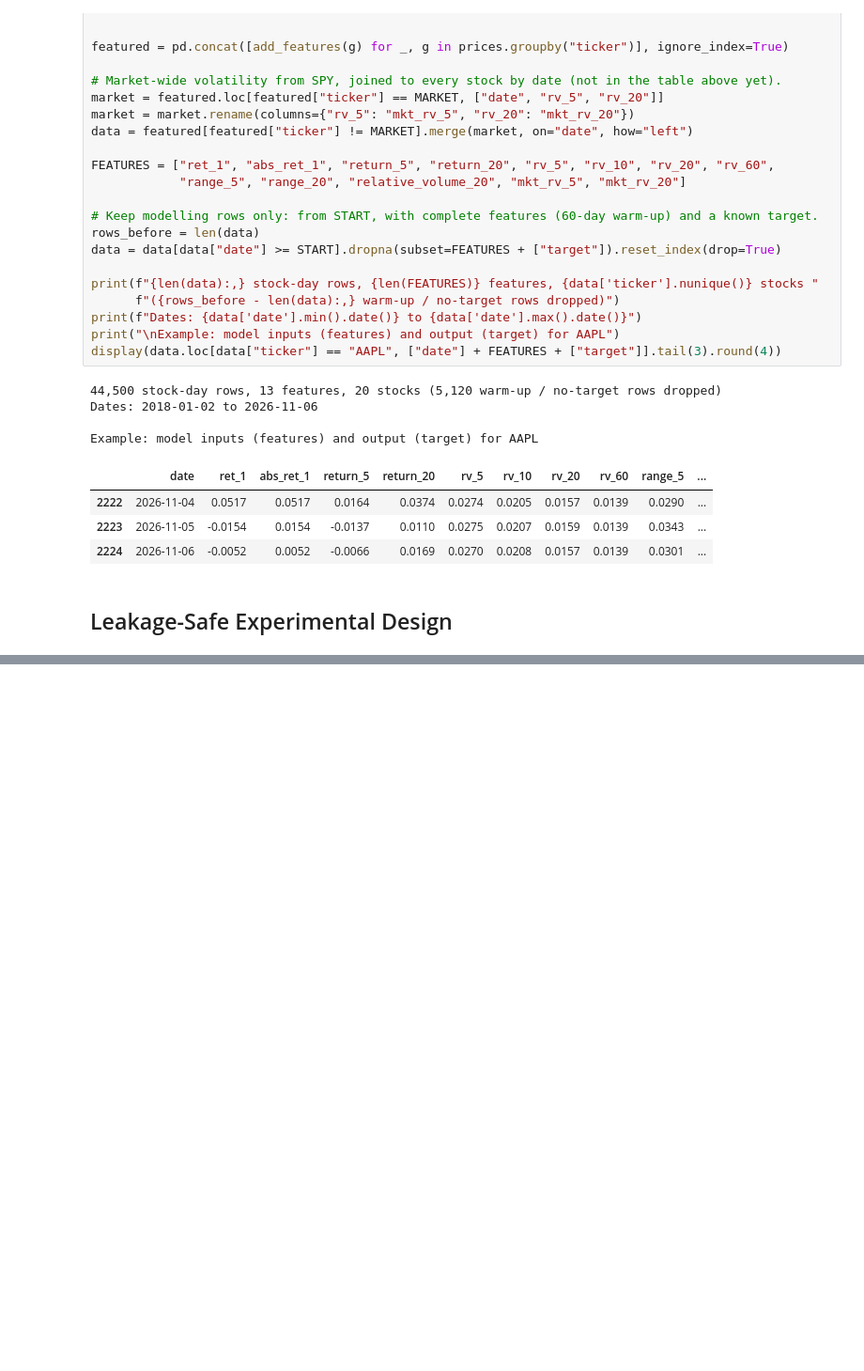
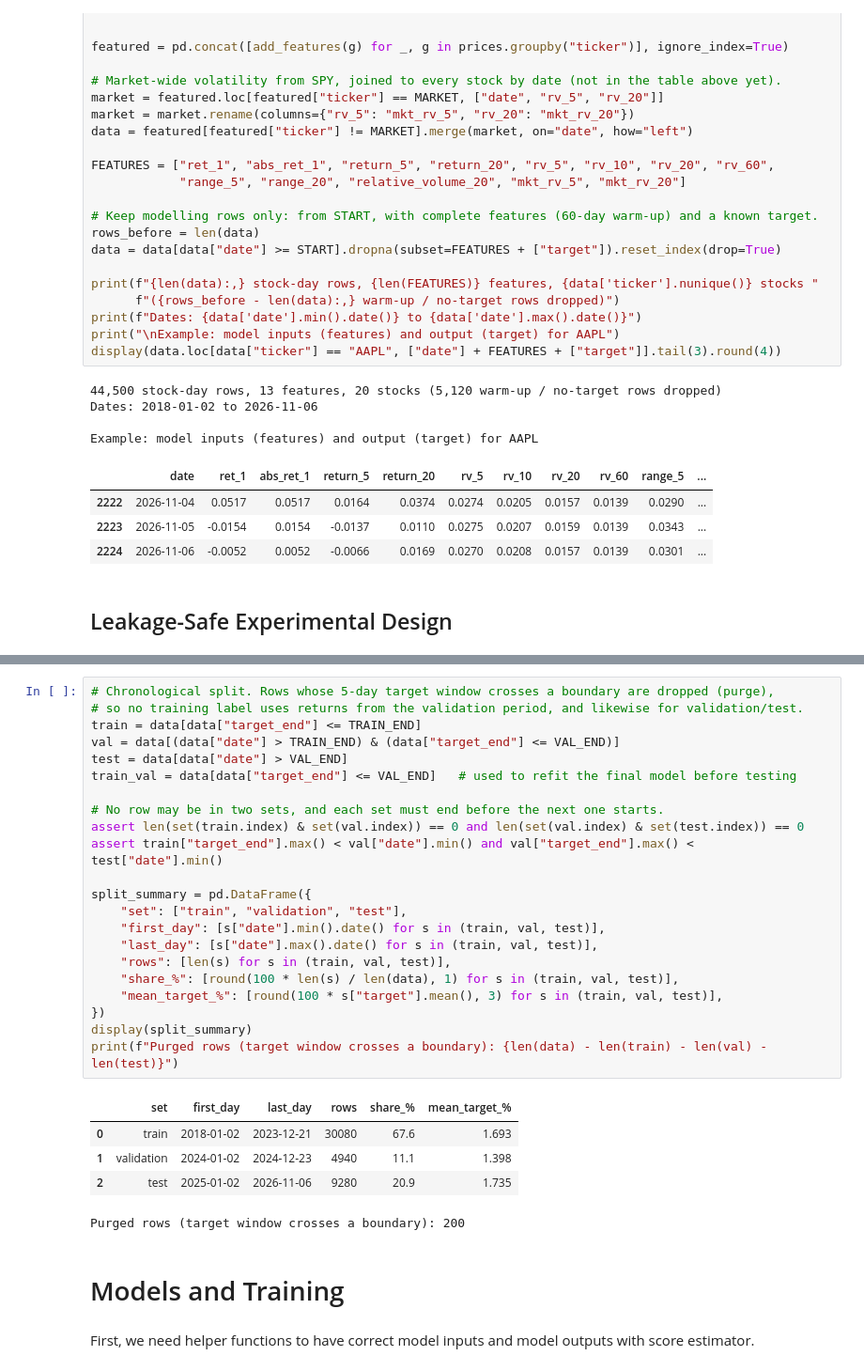
Before and after one commit to DellKnow/Stock-Market-Volatility-Predictor, a Jupyter notebook: stock-market-volatility-predictor.ipynb, the cells around one changed output, grey strips where cells are left out. Shown at 94% size. Drawn from its saved outputs; the diff is of its cells as text; blank space fills up the shorter version.

```diff
--- a/stock-market-volatility-predictor.ipynb
+++ b/stock-market-volatility-predictor.ipynb
@@ -462,0 +475,32 @@ Example: model inputs (features) and output (target) for AAPL
+# %%
+# Chronological split. Rows whose 5-day target window crosses a boundary are dropped (purge),
+# so no training label uses returns from the validation period, and likewise for validation/test.
+train = data[data["target_end"] <= TRAIN_END]
+val = data[(data["date"] > TRAIN_END) & (data["target_end"] <= VAL_END)]
+test = data[data["date"] > VAL_END]
+train_val = data[data["target_end"] <= VAL_END]   # used to refit the final model before testing
+
+# No row may be in two sets, and each set must end before the next one starts.
+assert len(set(train.index) & set(val.index)) == 0 and len(set(val.index) & set(test.index)) == 0
+assert train["target_end"].max() < val["date"].min() and val["target_end"].max() < test["date"].min()
+
+split_summary = pd.DataFrame({
+    "set": ["train", "validation", "test"],
+    "first_day": [s["date"].min().date() for s in (train, val, test)],
+    "last_day": [s["date"].max().date() for s in (train, val, test)],
+    "rows": [len(s) for s in (train, val, test)],
+    "share_%": [round(100 * len(s) / len(data), 1) for s in (train, val, test)],
+    "mean_target_%": [round(100 * s["target"].mean(), 3) for s in (train, val, test)],
+})
+display(split_summary)
+print(f"Purged rows (target window crosses a boundary): {len(data) - len(train) - len(val) - len(test)}")
+# %% [output]
+|  | set | first_day | last_day | rows | share_% | mean_target_% |
+| 0 | train | 2018-01-02 | 2023-12-21 | 30080 | 67.6 | 1.693 |
+| 1 | validation | 2024-01-02 | 2024-12-23 | 4940 | 11.1 | 1.398 |
+| 2 | test | 2025-01-02 | 2026-11-06 | 9280 | 20.9 | 1.735 |
+Purged rows (target window crosses a boundary): 200
+# %% [markdown]
+# Models and Training
+# %% [markdown]
+First, we need helper functions to have correct model inputs and model outputs with score estimator.
```
Also changed, not shown: parts of 4 cells of this notebook.
